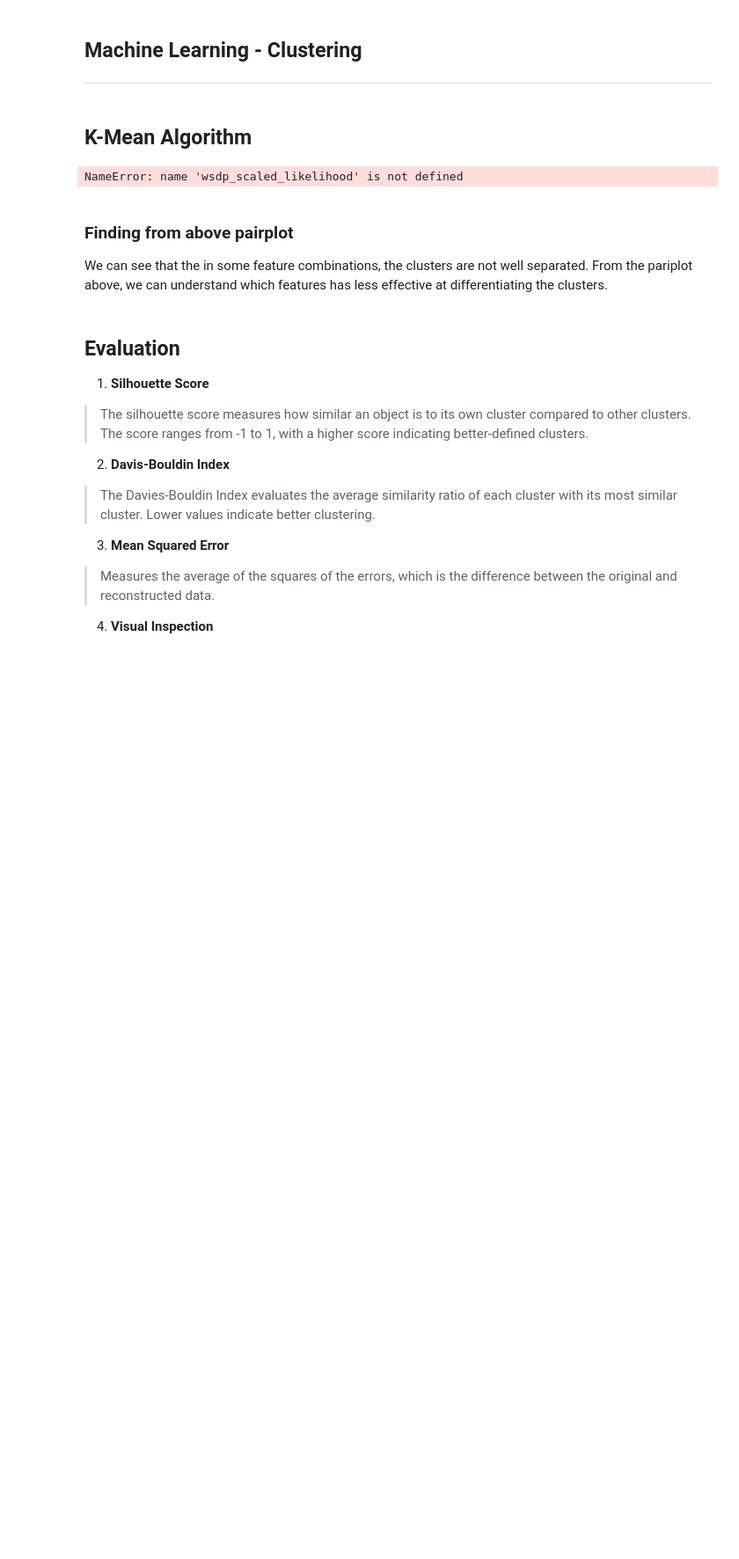
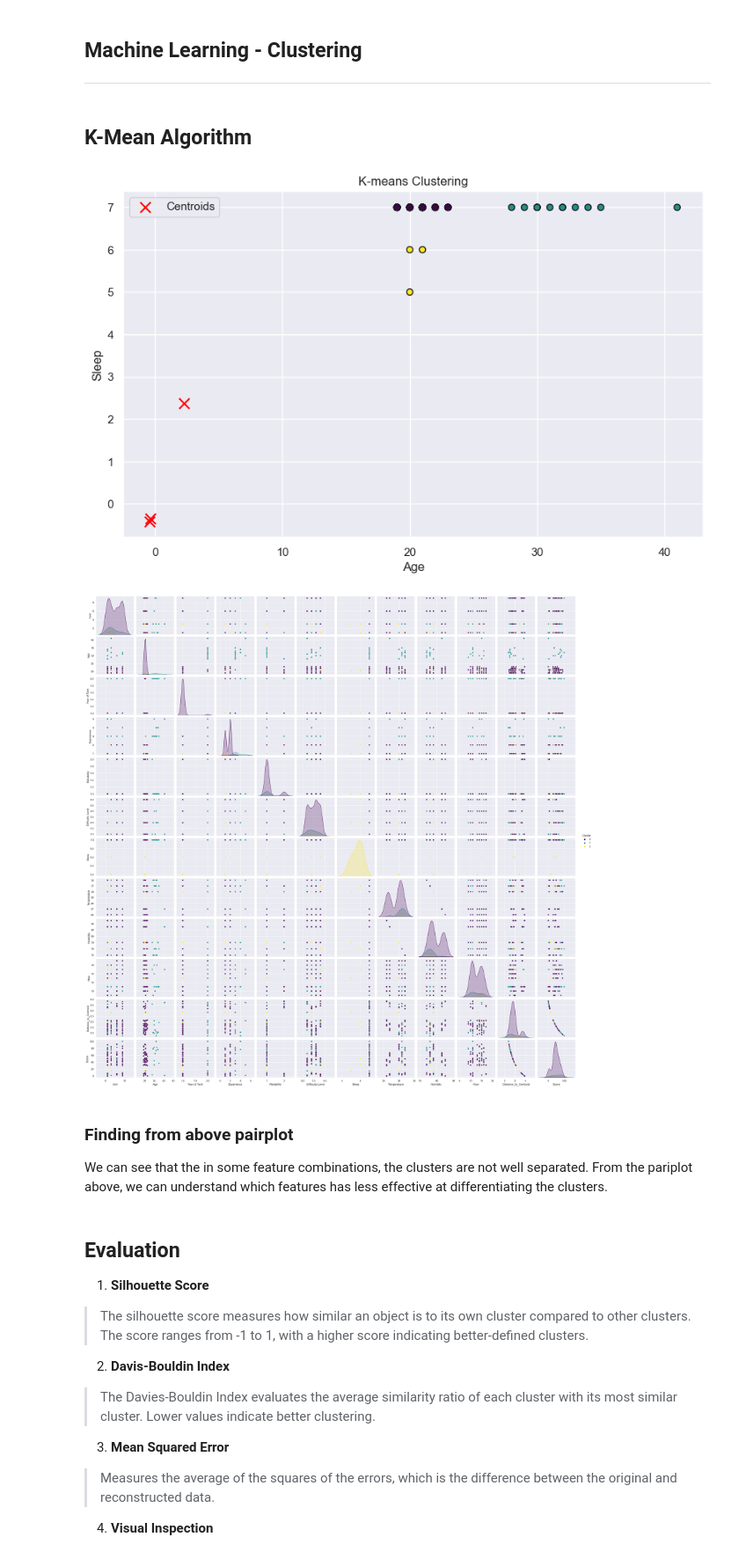
Before and after one commit to TanGuiShan/WorkshopSafety, a Jupyter notebook: Safety_Data Analysis(K).ipynb, the cells around one changed output. Shown at 88% size. Drawn from its saved outputs; the diff is of its cells as text; code cells hidden in the pictures; blank space fills up the shorter version.

```diff
--- a/Safety_Data Analysis(K).ipynb
+++ b/Safety_Data Analysis(K).ipynb
@@ -134,54 +134,63 @@ plt.show()
 ## K-Mean Algorithm
 # %%
 from sklearn.cluster import KMeans
-
 # K-means Clustering
-kmeans = KMeans(n_clusters=3, n_init=10, random_state=0) # Set the number of clusters
-kmeans.fit(wsdp_scaled) # Fit the model
-clusters = kmeans.predict(wsdp_scaled) # Predict the clusters
+kmeans = KMeans(n_clusters=3, n_init=10, random_state=0)
+kmeans.fit(wsdp_scaled)
+clusters = kmeans.predict(wsdp_scaled)
 
 # Add the cluster labels to the original DataFrame
 wsdp['Cluster'] = clusters
 
 # Get the cluster centroids
 centroids = kmeans.cluster_centers_
 
 # Calculate distances
 distances = np.sqrt(((wsdp_scaled - centroids[clusters]) ** 2).sum(axis=1))
 wsdp['Distance_to_Centroid'] = distances
 
 # Calculate scores
 raw_scores = 1 / (1 + distances)
 
 # Normalize the scores to the range 0-100%
 min_score = raw_scores.min()
 max_score = raw_scores.max()
 normalized_scores = 100 * (raw_scores - min_score) / (max_score - min_score)
-# Add the scores to the original DataFrame
 wsdp['Score'] = normalized_scores
 
 # Define the features to be used
-likelihood_features = ['Age', 'Experience', 'Reliability', 'Sleep','Temperature', 'Year of Tech']
-severity_features = [ 'Distance_to_Centroid', 'Difficulty Level']
+likelihood_features = ['Age', 'Experience', 'Reliability', 'Sleep', 'Temperature', 'Year of Tech']
+severity_features = ['Distance_to_Centroid', 'Difficulty Level']
 
-# Standardize the features
-#scaler = StandardScaler()
-#wsdp_scaled_likelihood = scaler.fit_transform(wsdp[likelihood_features])
-#wsdp_scaled_severity = scaler.fit_transform(wsdp[severity_features])
-
+# Assuming wsdp_scaled is already defined and scaled data
 # Combine the scaled dataframes for full PCA
-wsdp_scaled_combined = np.hstack((wsdp_scaled_likelihood, wsdp_scaled_severity))
+wsdp_scaled_combined = np.hstack((wsdp[likelihood_features], wsdp[severity_features]))
 
 # Convert the scaled array back to DataFrames for readability
-wsdp_scaled_likelihood_df = pd.DataFrame(wsdp_scaled_likelihood, columns=likelihood_features)
-wsdp_scaled_severity_df = pd.DataFrame(wsdp_scaled_severity, columns=severity_features)
+wsdp_scaled_likelihood_df = pd.DataFrame(wsdp[likelihood_features], columns=likelihood_features)
+wsdp_scaled_severity_df = pd.DataFrame(wsdp[severity_features], columns=severity_features)
 wsdp_scaled_combined_df = pd.DataFrame(wsdp_scaled_combined, columns=likelihood_features + severity_features)
+
+
+feature_x = 'Age'  # Example feature for x-axis
+feature_y = 'Sleep'  # Example feature for y-axis
+
+# Plotting the clusters
+plt.figure(figsize=(10, 6))
+plt.scatter(wsdp[feature_x], wsdp[feature_y], c=wsdp['Cluster'], cmap='viridis', marker='o', edgecolor='k')
+plt.scatter(centroids[:, 0], centroids[:, 1], c='red', marker='x', s=100, label='Centroids')
+plt.xlabel(feature_x)
+plt.ylabel(feature_y)
+plt.title('K-means Clustering')
+plt.legend()
+plt.show()
 
 # Create a pairplot of the clusters
 sb.pairplot(wsdp, hue='Cluster', palette='viridis', diag_kind='kde')
 plt.show()
 # %% [output]
-NameError: name 'wsdp_scaled_likelihood' is not defined
+[figure, added]
+[figure, added]
 # %% [markdown]
 ### Finding from above pairplot
 
```
Also changed, not shown: parts of 11 cells of this notebook, 2 other files.
